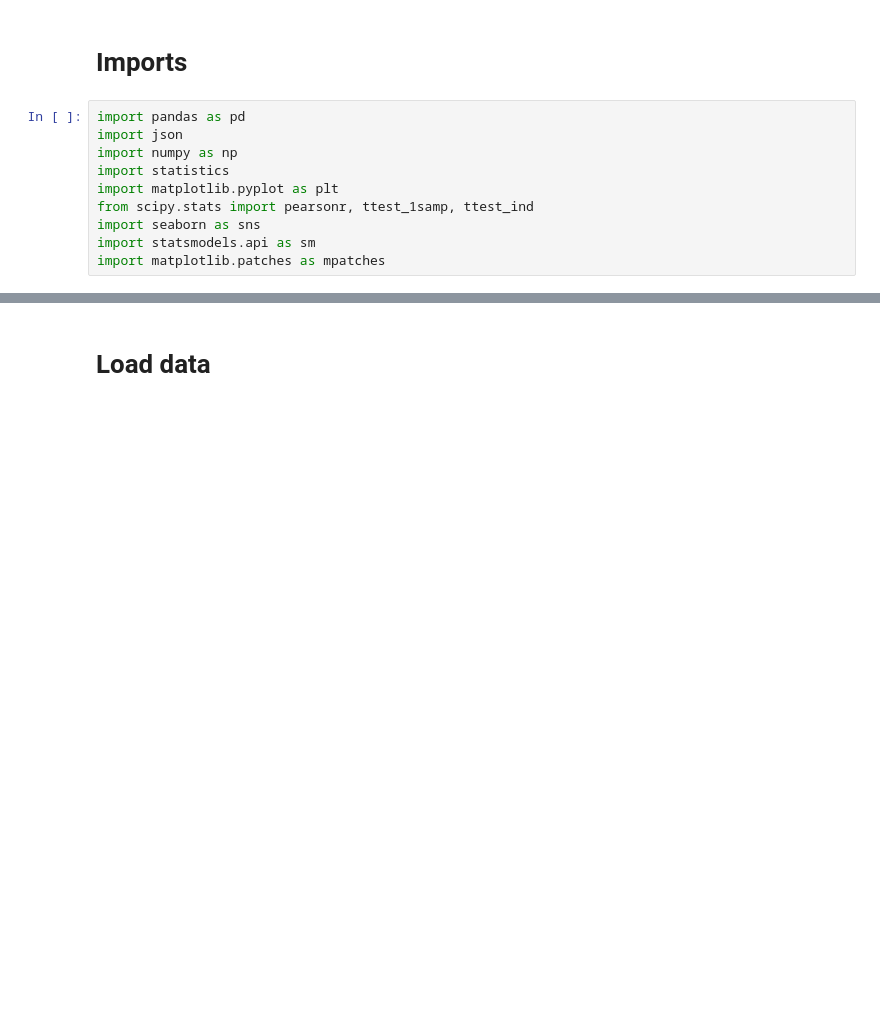
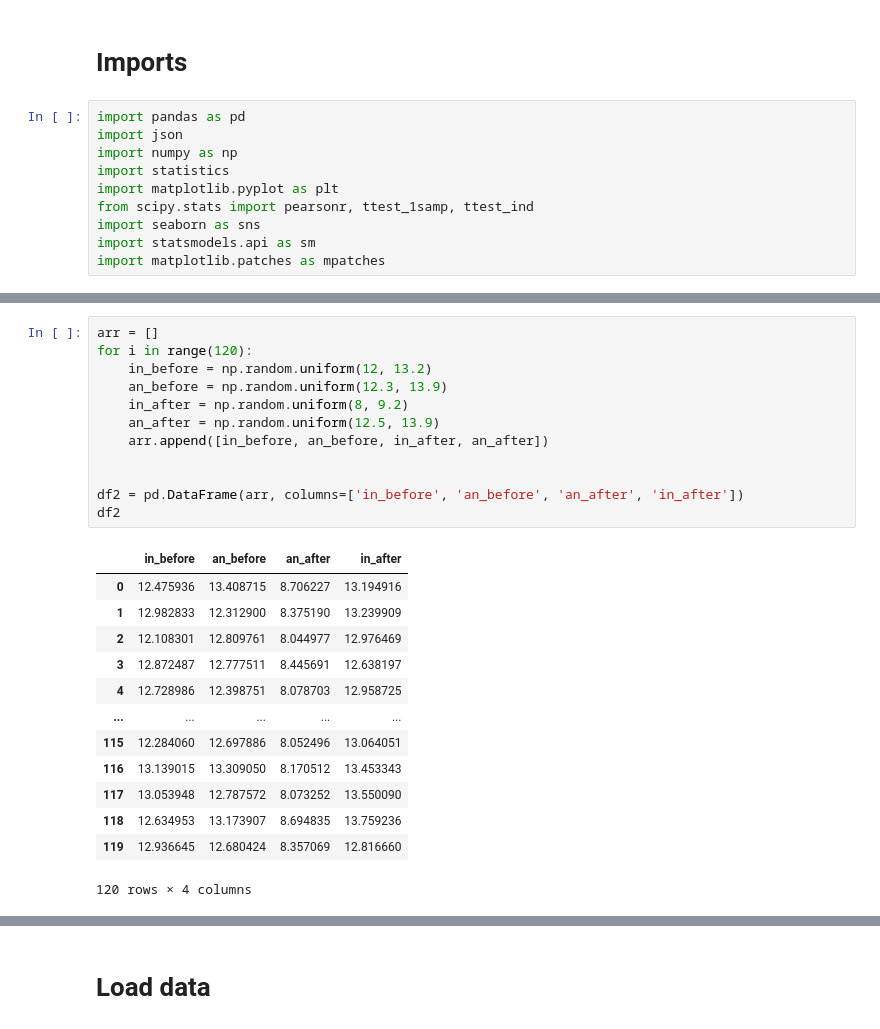
Before and after one commit to ConsciousLab/CptRmsAnalysis, a Jupyter notebook: main.ipynb, the cells around one changed output, grey strips where cells are left out. Saved outputs shown, nothing was run; the diff lists cells and outputs as text; blank space fills up the shorter version.

```diff
--- a/main.ipynb
+++ b/main.ipynb
@@ -12,0 +33,26 @@ import matplotlib.patches as mpatches
+# %%
+arr = []
+for i in range(120):
+    in_before = np.random.uniform(12, 13.2)
+    an_before = np.random.uniform(12.3, 13.9)
+    in_after = np.random.uniform(8, 9.2)
+    an_after = np.random.uniform(12.5, 13.9)
+    arr.append([in_before, an_before, in_after, an_after])
+
+
+df2 = pd.DataFrame(arr, columns=['in_before', 'an_before', 'an_after', 'in_after'])
+df2
+# %% [output]
+|  | in_before | an_before | an_after | in_after |
+| 0 | 12.475936 | 13.408715 | 8.706227 | 13.194916 |
+| 1 | 12.982833 | 12.312900 | 8.375190 | 13.239909 |
+| 2 | 12.108301 | 12.809761 | 8.044977 | 12.976469 |
+| 3 | 12.872487 | 12.777511 | 8.445691 | 12.638197 |
+| 4 | 12.728986 | 12.398751 | 8.078703 | 12.958725 |
+| ... | ... | ... | ... | ... |
+| 115 | 12.284060 | 12.697886 | 8.052496 | 13.064051 |
+| 116 | 13.139015 | 13.309050 | 8.170512 | 13.453343 |
+| 117 | 13.053948 | 12.787572 | 8.073252 | 13.550090 |
+| 118 | 12.634953 | 13.173907 | 8.694835 | 13.759236 |
+| 119 | 12.936645 | 12.680424 | 8.357069 | 12.816660 |
+120 rows × 4 columns
```
Also changed, not shown: parts of 5 cells of this notebook, 1 other file.
